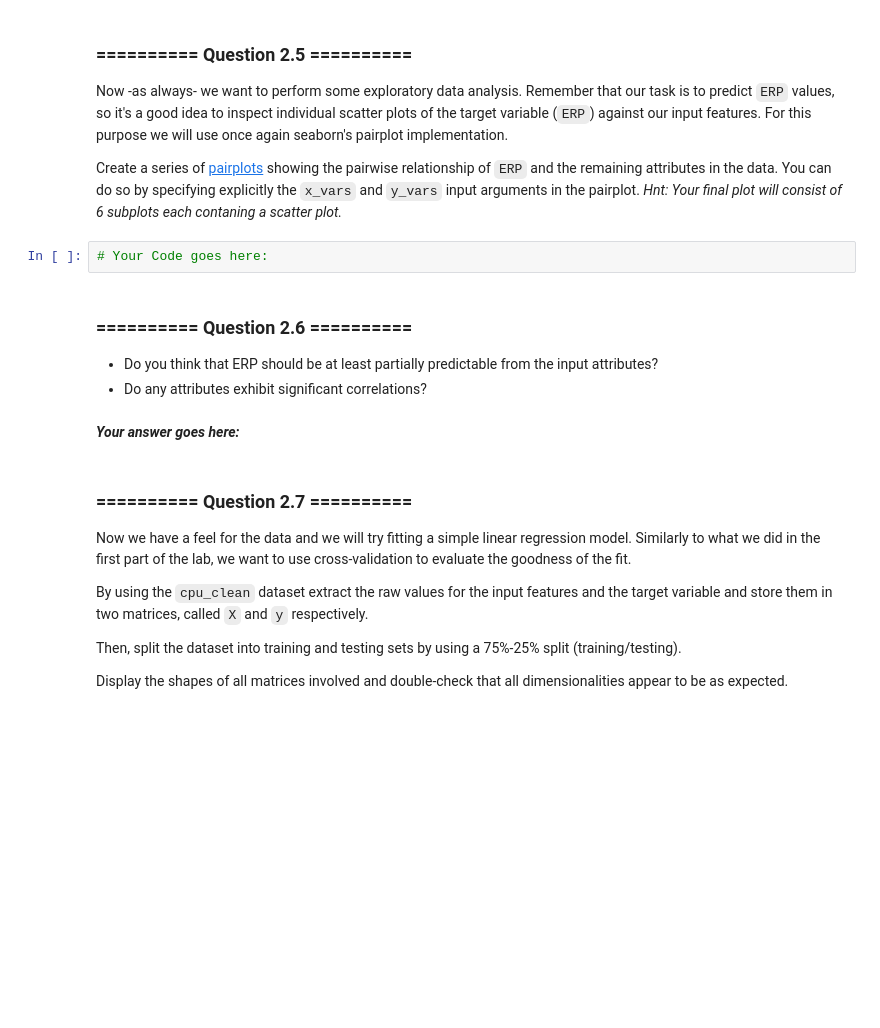
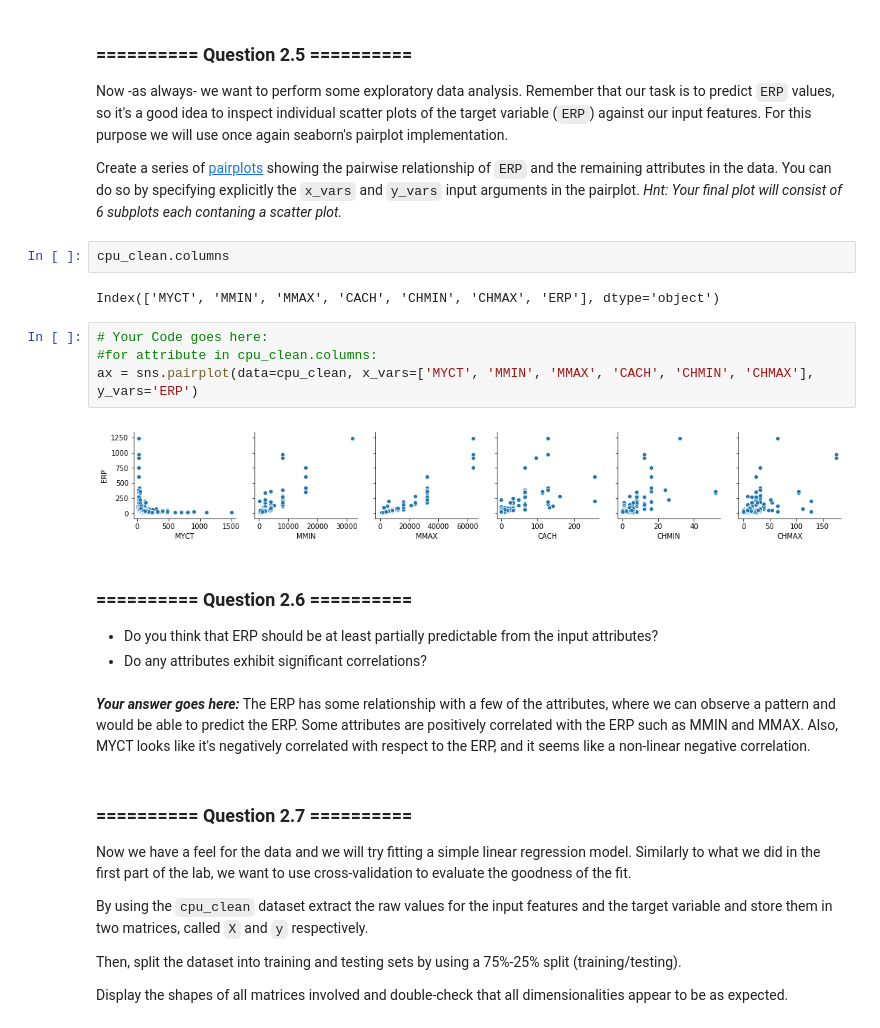
Before and after one commit to celinadong/iaml-labs, a Jupyter notebook: Labs/02 - Decision Trees and Linear Regression.ipynb, the cells around one changed output. Cells and saved outputs as stored; diff of their text form; blank space fills up the shorter version.

```diff
--- a/Labs/02 - Decision Trees and Linear Regression.ipynb
+++ b/Labs/02 - Decision Trees and Linear Regression.ipynb
@@ -595,14 +591,23 @@ Number of samples: 209, Number of attributes: 7
 Now -as always- we want to perform some exploratory data analysis. Remember that our task is to predict `ERP` values, so it's a good idea to inspect individual scatter plots of the target variable (`ERP`) against our input features. For this purpose we will use once again seaborn's pairplot implementation.
 
 Create a series of [pairplots](https://seaborn.github.io/generated/seaborn.pairplot.html?highlight=pairplot#seaborn.pairplot) showing the pairwise relationship of `ERP` and the remaining attributes in the data. You can do so by specifying explicitly the `x_vars` and `y_vars` input arguments in the pairplot. *Hnt: Your final plot will consist of 6 subplots each contaning a scatter plot.*
-# %%
-# Your Code goes here:
+# %%
+cpu_clean.columns
+# %% [output]
+Index(['MYCT', 'MMIN', 'MMAX', 'CACH', 'CHMIN', 'CHMAX', 'ERP'], dtype='object')
+# %%
+# Your Code goes here:
+#for attribute in cpu_clean.columns:
+ax = sns.pairplot(data=cpu_clean, x_vars=['MYCT', 'MMIN', 'MMAX', 'CACH', 'CHMIN', 'CHMAX'], y_vars='ERP')
+# %% [output]
+[figure, added]
 # %% [markdown]
 ### ========== Question 2.6 ==========
 * Do you think that ERP should be at least partially predictable from the input attributes?
 * Do any attributes exhibit significant correlations?
-# %% [markdown]
-***Your answer goes here:***
+# %% [markdown]
+***Your answer goes here:***
+The ERP has some relationship with a few of the attributes, where we can observe a pattern and would be able to predict the ERP. Some attributes are positively correlated with the ERP such as MMIN and MMAX. Also, MYCT looks like it's negatively correlated with respect to the ERP, and it seems like a non-linear negative correlation.
 # %% [markdown]
 ### ========== Question 2.7 ==========
 Now we have a feel for the data and we will try fitting a simple linear regression model. Similarly to what we did in the first part of the lab, we want to use cross-validation to evaluate the goodness of the fit.
```
Also changed, not shown: parts of 30 cells of this notebook.
